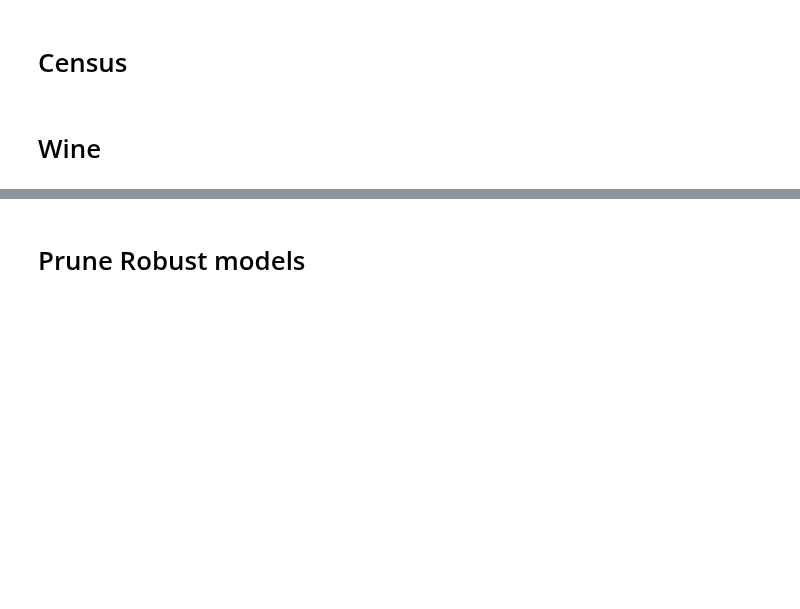
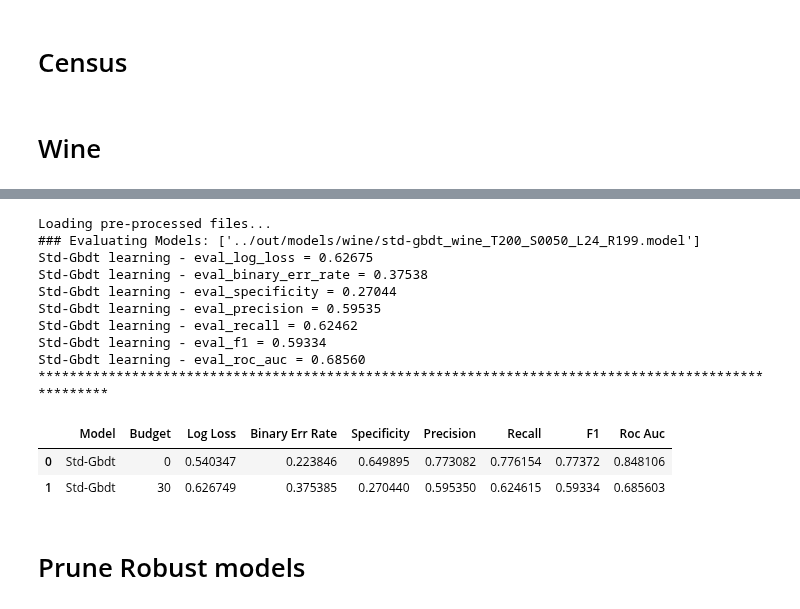
Before and after one commit to gtolomei/treant, a Jupyter notebook: src/Evaluation.ipynb, the cells around one changed output, grey strips where cells are left out. Saved outputs shown, nothing was run; the diff lists cells and outputs as text; code cells hidden in the pictures; blank space fills up the shorter version.

```diff
--- a/src/Evaluation.ipynb
+++ b/src/Evaluation.ipynb
@@ -546,14 +324,14 @@ def eval_all_models_under_attack_budget(models_dir, test, test_groups, budget, m
 
     return df
 # %%
-def eval_all_models_under_attack(models_dir, att_tests, budgets, model_filenames=None):
+def eval_all_models_under_attack(eval_metrics, models_dir, att_tests, budgets, model_filenames=None):
 
     eval_att_dfs = []
 
     for b in budgets:
 
         eval_att_dfs.append(
-            eval_all_models_under_attack_budget(models_dir, att_tests[b][4], att_tests[b][5],
+            eval_all_models_under_attack_budget(eval_metrics, models_dir, att_tests[b][4], att_tests[b][5],
                                                 b, model_filenames))
 
 
@@ -652,7 +430,7 @@ overall_df
 # Wine
 # %%
 DATASET_NAME="wine"
-TRAINING_BUDGETS= [30, 60]
+TRAINING_BUDGETS= [30]
 
 DATASET_DIR="../data/{}".format(DATASET_NAME)
 ATK_DIR=DATASET_DIR + "/attacks"
@@ -683,10 +461,10 @@ robust_models = ["../out/models/wine/robust_wine_B30_T50_D8_I20.model",
 #                  "../out/models/wine/robust_wine_B60_T50_D8_I20_1.model"]
 robust_models = ["../out/models/wine/par-robust_wine_B30_T100_D2_I20.model"]
 
-test_models = robust_models
+test_models = ["../out/models/wine/par-robust_wine_B30_T10_D8_I20.model"]
 # %%
 # Without attacks
-TRAIN, VALID, TEST, _ = load_atk_train_valid_test(TRAINING_FILENAME, VALIDATION_FILENAME, TEST_FILENAME)
+TRAIN, VALID, TEST = load_atk_train_valid_test(TRAINING_FILENAME, VALIDATION_FILENAME, TEST_FILENAME)
 
-eval_std_df = eval_all_models(MODELS_DIR, TEST, test_models)
+eval_std_df = eval_all_models(EVAL_METRICS, MODELS_DIR, TEST, test_models)
 eval_std_df
@@ -693,17 +496,31 @@ eval_std_df
 # %%
 # With attacks
 att_datasets = load_attacked_datasets(TRAINING_BUDGETS)
 
-eval_att_df = eval_all_models_under_attack(MODELS_DIR, att_datasets, TRAINING_BUDGETS,
+eval_att_df = eval_all_models_under_attack(EVAL_METRICS, MODELS_DIR, att_datasets, TRAINING_BUDGETS,
                                            test_models)
 
 overall_df = pd.concat([eval_std_df, eval_att_df],
                        axis=0,
                        sort=False)
 overall_df.reset_index(inplace=True, drop=True)
 overall_df.to_csv(OUTPUT_FILENAME + ".csv", sep=",", index=False)
 
 overall_df
+# %% [output]
+Loading pre-processed files...
+### Evaluating Models: ['../out/models/wine/std-gbdt_wine_T200_S0050_L24_R199.model']
+Std-Gbdt learning - eval_log_loss = 0.62675
+Std-Gbdt learning - eval_binary_err_rate = 0.37538
+Std-Gbdt learning - eval_specificity = 0.27044
+Std-Gbdt learning - eval_precision = 0.59535
+Std-Gbdt learning - eval_recall = 0.62462
+Std-Gbdt learning - eval_f1 = 0.59334
+Std-Gbdt learning - eval_roc_auc = 0.68560
+******************************************************************************************************
+|  | Model | Budget | Log Loss | Binary Err Rate | Specificity | Precision | Recall | F1 | Roc Auc |
+| 0 | Std-Gbdt | 0 | 0.540347 | 0.223846 | 0.649895 | 0.773082 | 0.776154 | 0.77372 | 0.848106 |
+| 1 | Std-Gbdt | 30 | 0.626749 | 0.375385 | 0.270440 | 0.595350 | 0.624615 | 0.59334 | 0.685603 |
 # %%
 overall_df
 # %% [markdown]
```
Also changed, not shown: parts of 38 cells of this notebook, 4 other files.
